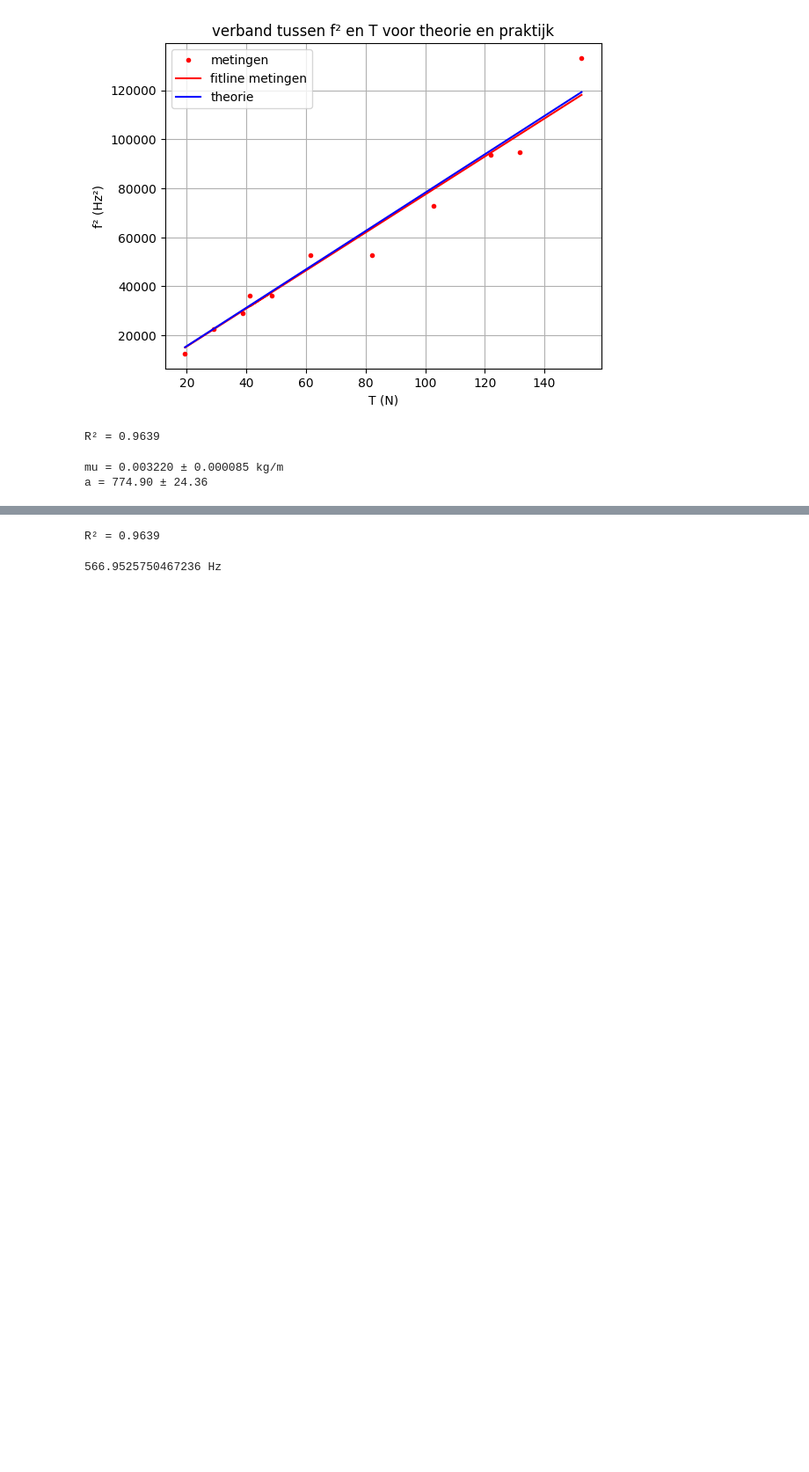
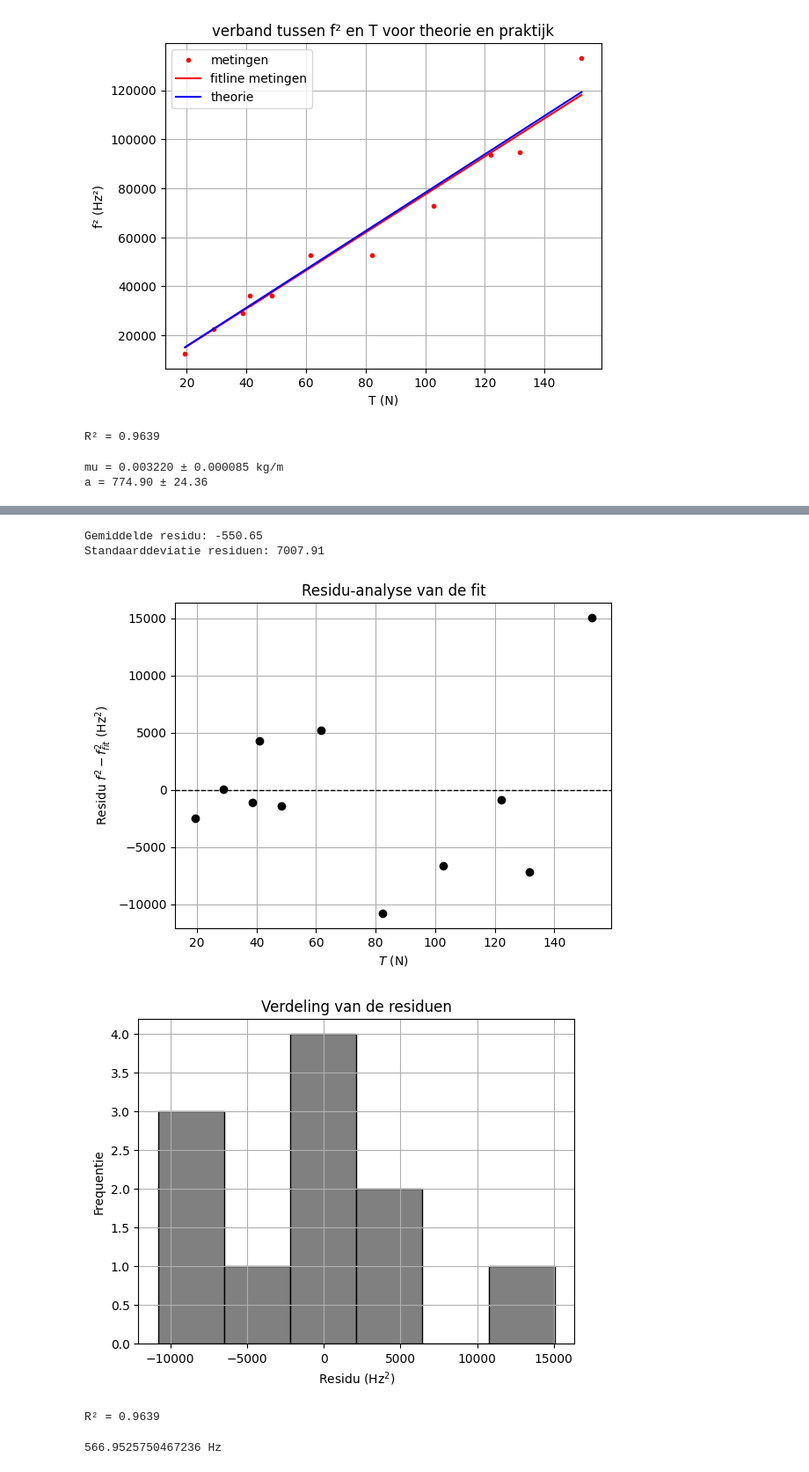
Before and after one commit to jasperbom747-creator/Vibrating-string-experiment, a Jupyter notebook: analyse.ipynb, the cells around one changed output, grey strips where cells are left out. Shown at 88% size. Cells and saved outputs as stored; diff of their text form; code cells hidden in the pictures; blank space fills up the shorter version.

Commit message:
residu analyse

```diff
--- a/analyse.ipynb
+++ b/analyse.ipynb
@@ -131,34 +131,64 @@ def i_snaartheorie(T):
 
 y_theorie = i_snaartheorie(T_theorie)
 
 # onzekerheidsband op de theoretische lijn via foutvoortplanting
 rel_fout = np.sqrt((2*sigma_L/L)**2 + (sigma_mu/mu)**2)
 y_theorie_fout = y_theorie * rel_fout
 
 plt.figure()
 plt.errorbar(T_m, f_g**2, xerr=sigma_T, fmt='r.', capsize=3, label='metingen')
 plt.plot(T_m, lineair(T_m, a), 'r-', label='fitlijn metingen')
 plt.plot(T_theorie, y_theorie, 'b-', label='theorie')
 plt.fill_between(T_theorie, y_theorie - y_theorie_fout, y_theorie + y_theorie_fout,
                   color='blue', alpha=0.2, label='onzekerheid theorie')
 plt.xlabel("$T$ (N)")
 plt.ylabel('$f²$ (Hz²)')
 plt.legend()
 plt.grid()
 plt.title("verband tussen $f²$ en $T$ voor theorie en praktijk")
 plt.show()
 
+# --- Residu-analyse ---
+residuen = f_g**2 - y_pred   # verschil tussen meting en fit
+
+# Basisstatistieken van de residuen
+print(f"Gemiddelde residu: {np.mean(residuen):.2f}")
+print(f"Standaarddeviatie residuen: {np.std(residuen, ddof=1):.2f}")
+
+# Residuen tegen T (checken op patronen)
+plt.figure()
+plt.axhline(0, color='black', linewidth=1, linestyle='--')
+plt.plot(T_m, residuen, 'ko', markersize=6)
+plt.xlabel("$T$ (N)")
+plt.ylabel("Residu $f^2 - f^2_{fit}$ (Hz$^2$)")
+plt.title("Residu-analyse van de fit")
+plt.grid()
+plt.show()
+
+# Histogram van de residuen (check op normale verdeling)
+plt.figure()
+plt.hist(residuen, bins=6, color='gray', edgecolor='black')
+plt.xlabel("Residu (Hz$^2$)")
+plt.ylabel("Frequentie")
+plt.title("Verdeling van de residuen")
+plt.grid()
+plt.show()
+
 y_pred = a * T_m
 y_gemiddeld = np.mean(f_g**2)
 SS_res = np.sum((f_g**2 - y_pred)**2)
 SS_tot = np.sum((f_g**2 - y_gemiddeld)**2)
 R2 = 1 - SS_res/SS_tot
 print(f"R² = {R2:.4f}")
 # %% [output]
 mu = 0.003220 ± 0.000085 kg/m
 a = 774.90 ± 24.36
 [figure]
-R² = 0.9639
+Gemiddelde residu: -550.65
+Standaarddeviatie residuen: 7007.91
+[figure, added]
+[figure, added]
+R² = 0.9639
 # %%
 #metingen amplitude wisseling
 
```
